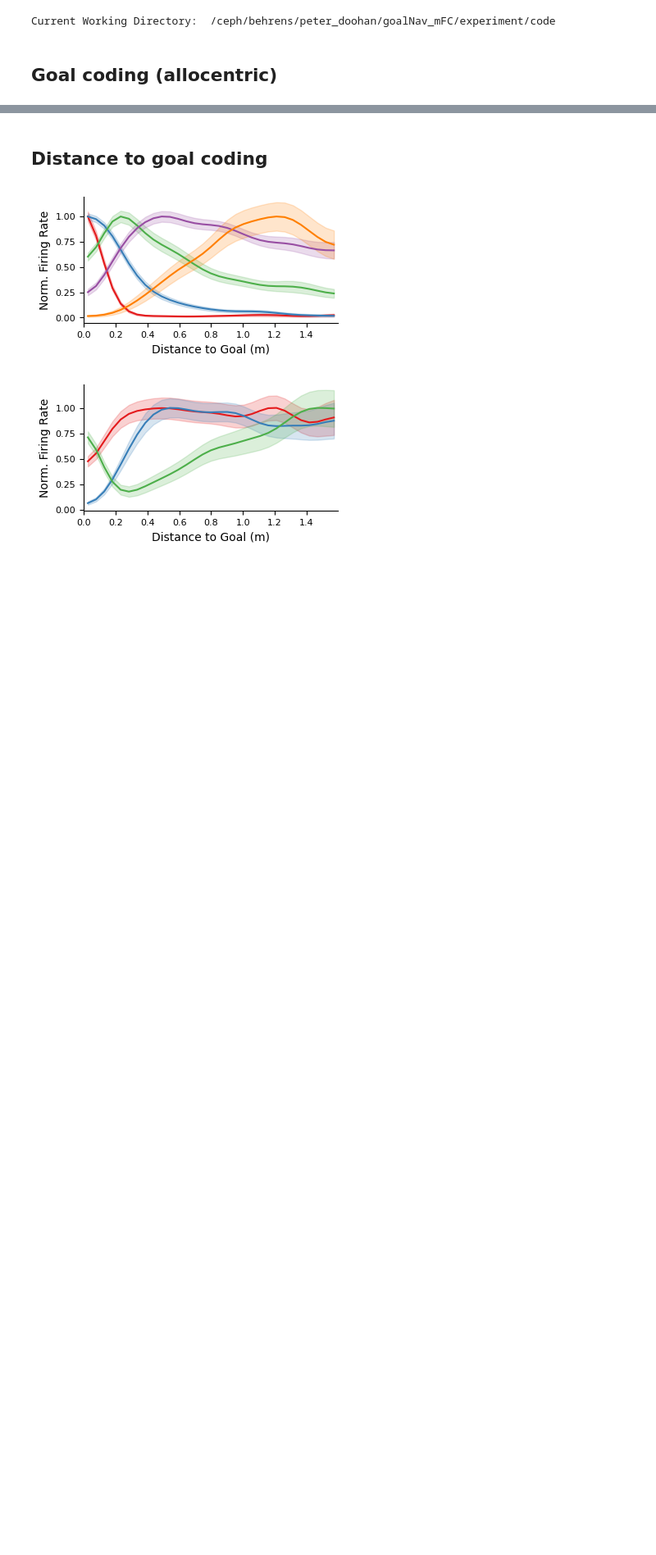
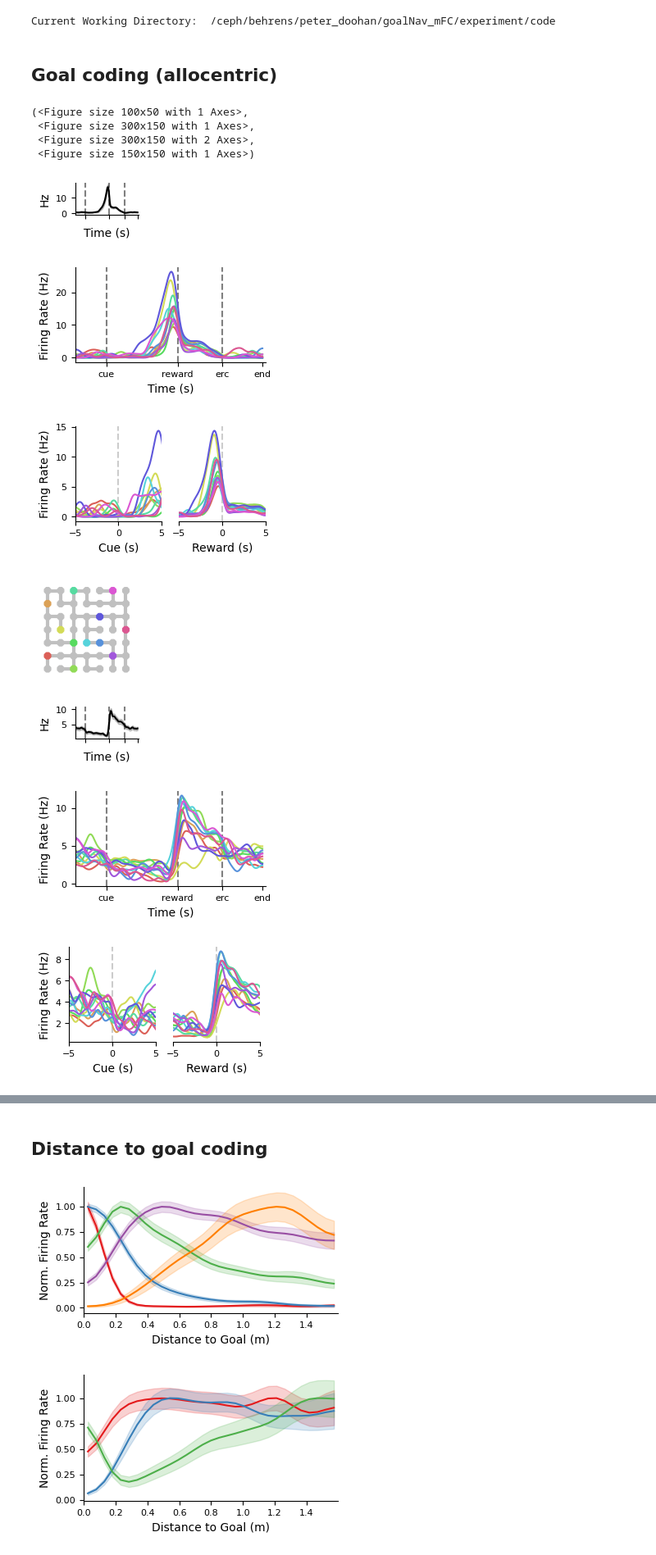
Before and after one commit to peterdoohan/GridMaze-mFC, a Jupyter notebook: Notebooks/5.flexible_reps.ipynb, the cells around one changed output, grey strips where cells are left out. Shown at 82% size. Drawn from its saved outputs; the diff is of its cells as text; code cells hidden in the pictures; blank space fills up the shorter version.

Commit message:
adding goal coding results to felxible reps summary notebook

```diff
--- a/Notebooks/5.flexible_reps.ipynb
+++ b/Notebooks/5.flexible_reps.ipynb
@@ -30,0 +36,54 @@ FIG_SAVE_PATH = Path("../results/figures/5.flexible_reps")
+# %%
+reload(gc)
+reload(events)
+reload(mp)
+
+
+def plot_single_unit_trial_aligned(cluster_unique_ID, save_label=False):
+    """
+    Plots the average and goal-stratified trial aligned tuning curves for a given cluster,
+    with maze color key (returns separate figs that can be saved separately) and assembled
+    into full figure.
+    """
+    Cluster = gc.get_cluster(cluster_unique_ID)
+    f1, ax1 = plt.subplots(1, 1, figsize=(0.5, 0.5), clear=True)
+    Cluster.plot_tuning(feature="trial_events", feature_kwargs={"goal_stratified": False, "color": "black"}, ax=ax1)
+    ax1.set_xticklabels([])
+    ax1.set_ylabel("Hz")
+
+    f2, ax2 = plt.subplots(1, 1, figsize=(3, 1.5), clear=True)
+    Cluster.plot_tuning(feature="trial_events", feature_kwargs={"goal_stratified": True, "smooth_SD": 15}, ax=ax2)
+
+    f3, axes3 = plt.subplots(1, 2, figsize=(3, 1.5), clear=True)
+    Cluster.plot_tuning(feature="event_aligned", feature_kwargs={"goal_stratified": True, "smooth_SD": 10}, ax=axes3)
+
+    goals = Cluster.goals
+    simple_maze = mr.get_simple_maze(Cluster.maze_name)
+    f4, ax3 = plt.subplots(1, 1, figsize=(1.5, 1.5), clear=True)
+    mp.plot_maze_legend(simple_maze, goals, ax=ax3)
+
+    if save_label:
+        f1.savefig(FIG_SAVE_PATH / "example_neurons" / f"{save_label}_inset.pdf")
+        f2.savefig(FIG_SAVE_PATH / "example_neurons" / f"{save_label}_trial_aligned_tuning.pdf")
+        f3.savefig(FIG_SAVE_PATH / "example_neurons" / f"{save_label}_event_aligned_tuning.pdf")
+        f4.savefig(FIG_SAVE_PATH / "example_neurons" / f"{save_label}_legend.pdf")
+    else:
+        return f1, f2, f3, f4
+# %%
+plot_single_unit_trial_aligned("m2.2022-07-04.maze_cluster65", save_label=False)
+plot_single_unit_trial_aligned("m3.2022-07-17.maze_cluster45", save_label=False)
+plot_single_unit_trial_aligned("m2.2022-07-04.maze_cluster114", save_label=False)
+plot_single_unit_trial_aligned("m2.2022-07-17.maze_cluster50", save_label=False)
+plot_single_unit_trial_aligned("m6.2022-07-05.maze_cluster134", save_label=False)
+# %% [output]
+(<Figure size 100x50 with 1 Axes>,
+ <Figure size 300x150 with 1 Axes>,
+ <Figure size 300x150 with 2 Axes>,
+ <Figure size 150x150 with 1 Axes>)
+[figure, added]
+[figure, added]
+[figure, added]
+[figure, added]
+[figure, added]
+[figure, added]
+[figure, added]
```
Also changed, not shown: parts of 2 cells of this notebook.
